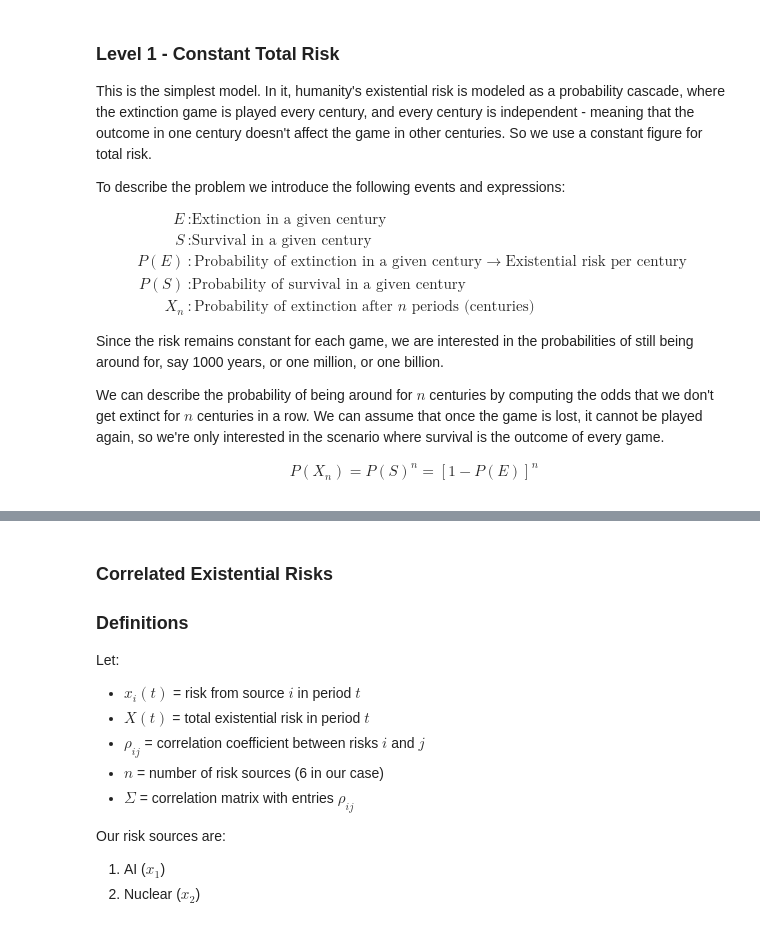
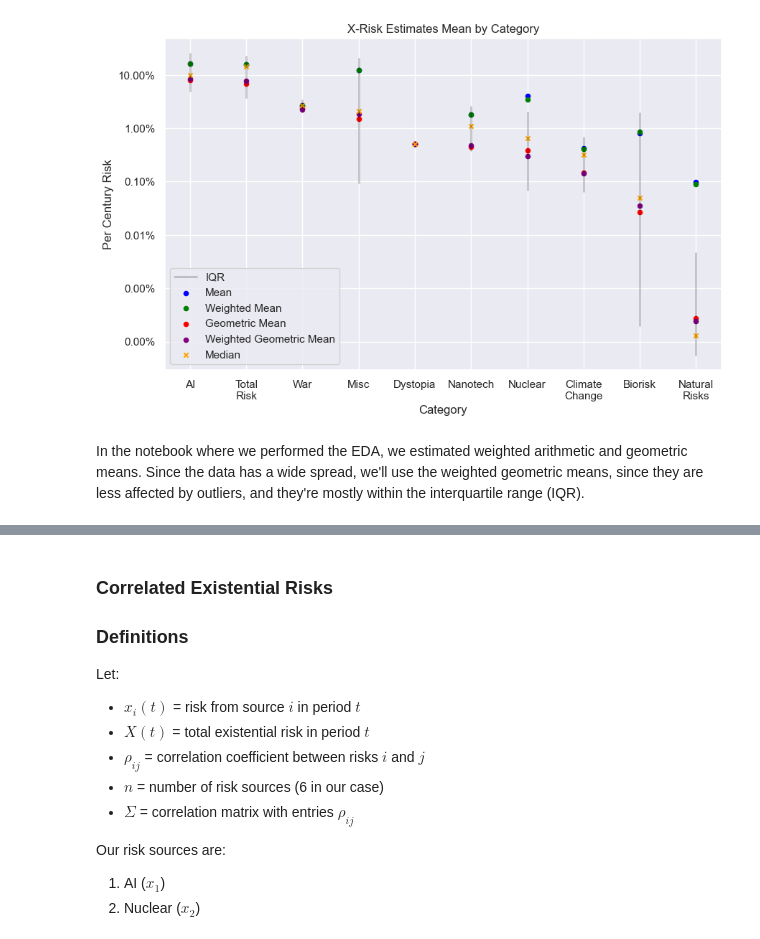
Before and after one commit to aarangop/the-extinction-game, a Jupyter notebook: x-risk_estimation-disjoint_events.ipynb, the cells around one changed output, grey strips where cells are left out. Saved outputs shown, nothing was run; the diff lists cells and outputs as text; code cells hidden in the pictures.

Commit message:
Advance disjoints events model

```diff
--- a/x-risk_estimation-disjoint_events.ipynb
+++ b/x-risk_estimation-disjoint_events.ipynb
@@ -25,5 +85,5 @@ srs.set_theme()
 # %%
-# Load x-risk database estimates
-df = pd.read_csv('./data/processed_estimates/all_estimates.csv')
-df.info()
+# Load x-risk estimate data.
+df = pd.read_csv('./data/processed_estimates/summary_estimates.csv')
+df.describe()
 # %% [output]
@@ -71,27 +98,0 @@ For brevity and clarity I'll use the term "extinction" to refer to the *losing*
-# %% [markdown]
-
-### Level 1 - Constant Total Risk
-
-This is the simplest model. In it, humanity's existential risk is modeled as a probability cascade, where the extinction game is played every century, and every century is independent - meaning that the outcome in one century doesn't affect the game in other centuries. So we use a constant figure for total risk.
-
-To describe the problem we introduce the following events and expressions:
-
-$$
-\begin{align}
-E&: \text{Extinction in a given century} \\
-S&: \text{Survival in a given century} \\
-P(E)&: \text{Probability of extinction in a given century} \rightarrow \text{Existential risk per century}\\
-P(S)&: \text{Probability of survival in a given century} \\
-X_n&: \text{Probability of extinction after } n \text{ periods (centuries)}
-\end{align}
-$$
-
-Since the risk remains constant for each game, we are interested in the probabilities of still being around for, say 1000 years, or one million, or one billion.
-
-We can describe the probability of being around for $n$ centuries by computing the odds that we don't get extinct for $n$ centuries in a row. We can assume that once the game is lost, it cannot be played again, so we're only interested in the scenario where survival is the outcome of every game.
-
-$$
-\begin{align}
-P(X_n) = P(S)^n = [1-P(E)]^n
-\end{align}
-$$
@@ -106,0 +99,28 @@ xrisk = 0.01
+# %%
+df_sorted = df.sort_values(by='geometric_mean', ascending=False)
+fig, ax = plt.subplots(figsize=(10, 6))
+
+for i, row in df_sorted.iterrows():
+  ax.plot([row['category_alias'], row['category_alias']], [row['q1'], row['q3']], color='black', linewidth=2, label='IQR' if i == 0 else '', alpha=0.2)
+
+df_sorted.plot(kind='scatter', x='category_alias', y='mean', color='blue', label='Mean', ax=ax)
+df_sorted.plot(kind='scatter', x='category_alias', y='weighted_mean', color='green', label='Weighted Mean', ax=ax)
+df_sorted.plot(kind='scatter', x='category_alias', y='geometric_mean', color='red', label='Geometric Mean', ax=ax)
+df_sorted.plot(kind='scatter', x='category_alias', y='weighted_geometric_mean', color='purple', label='Weighted Geometric Mean', ax=ax)
+df_sorted.plot(kind='scatter', x='category_alias', y='median', color='orange', label='Median', ax=ax, marker='x')
+
+ax.set_yscale('log')
+ax.yaxis.set_major_formatter(FuncFormatter(lambda y, _: '{:.2%}'.format(y)))
+ax.set_title('X-Risk Estimates Mean by Category')
+ax.set_xlabel('Category')
+ax.set_ylabel('Per Century Risk')
+
+# Combine legends
+handles, labels = ax.get_legend_handles_labels()
+by_label = dict(zip(labels, handles))
+ax.legend(by_label.values(), by_label.keys(), loc='lower left')
+plt.show()
+# %% [output]
+[figure, added]
+# %% [markdown]
+In the notebook where we performed the EDA, we estimated weighted arithmetic and geometric means. Since the data has a wide spread, we'll use the weighted geometric means, since they are less affected by outliers, and they're mostly within the interquartile range (IQR).
```
Also changed, not shown: parts of 20 cells of this notebook, 5 other files.
